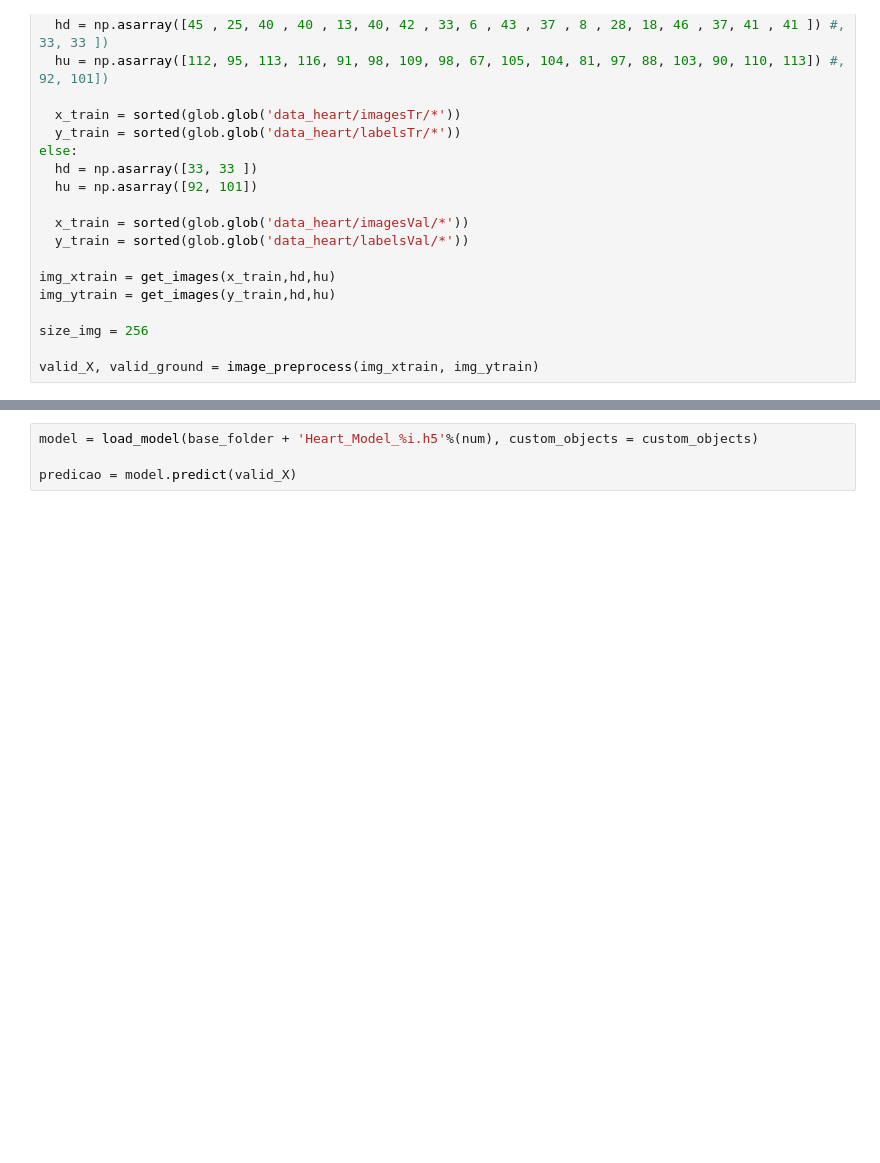
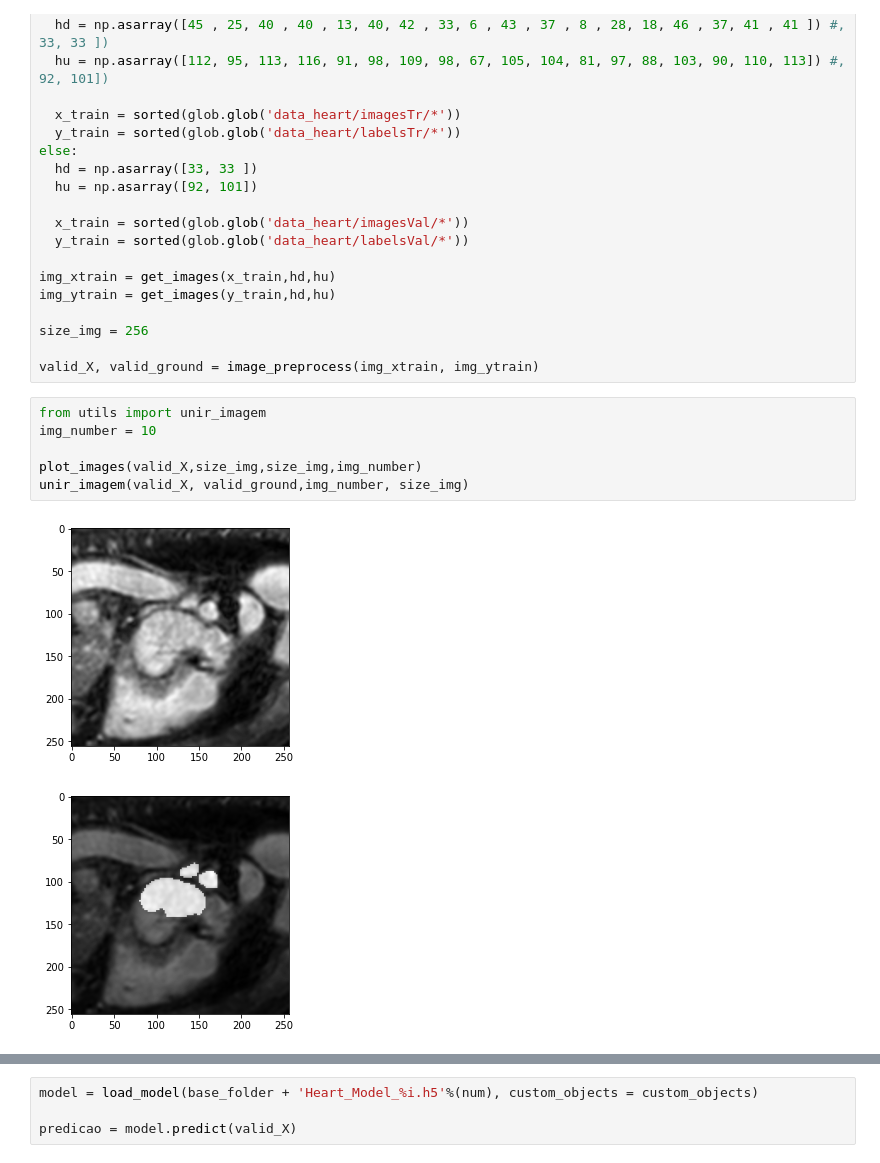
Before and after one commit to mauro-moura/GB500, a Jupyter notebook: Load Results.ipynb, the cells around one changed output, grey strips where cells are left out. Drawn from its saved outputs; the diff is of its cells as text; blank space fills up the shorter version.

```diff
--- a/Load Results.ipynb
+++ b/Load Results.ipynb
@@ -36,6 +41,15 @@ img_ytrain = get_images(y_train,hd,hu)
 size_img = 256
 
 valid_X, valid_ground = image_preprocess(img_xtrain, img_ytrain)
+# %%
+from utils import unir_imagem
+img_number = 10
+
+plot_images(valid_X,size_img,size_img,img_number)
+unir_imagem(valid_X, valid_ground,img_number, size_img)
+# %% [output]
+[figure, added]
+[figure, added]
 # %%
 from utils_load import dice_coef, dice_coef_loss, Active_Contour_Loss
 
```
Also changed, not shown: parts of 3 cells of this notebook, 9 other files.
